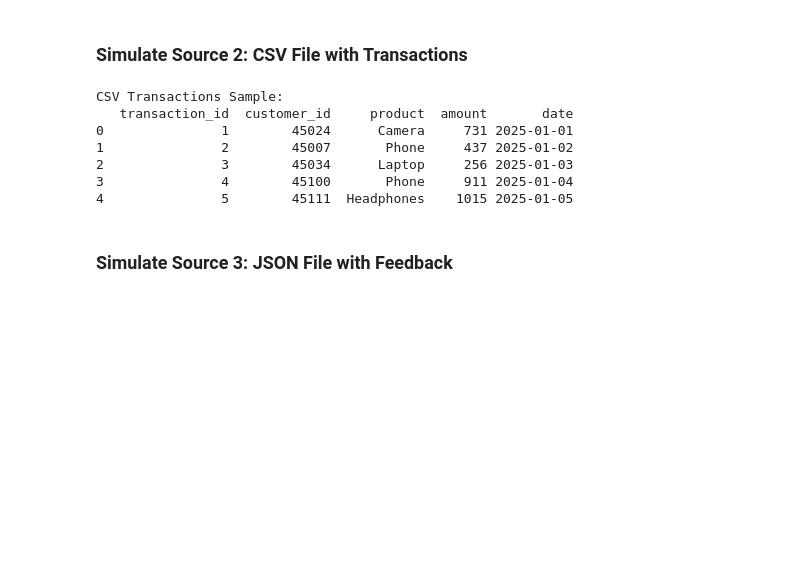
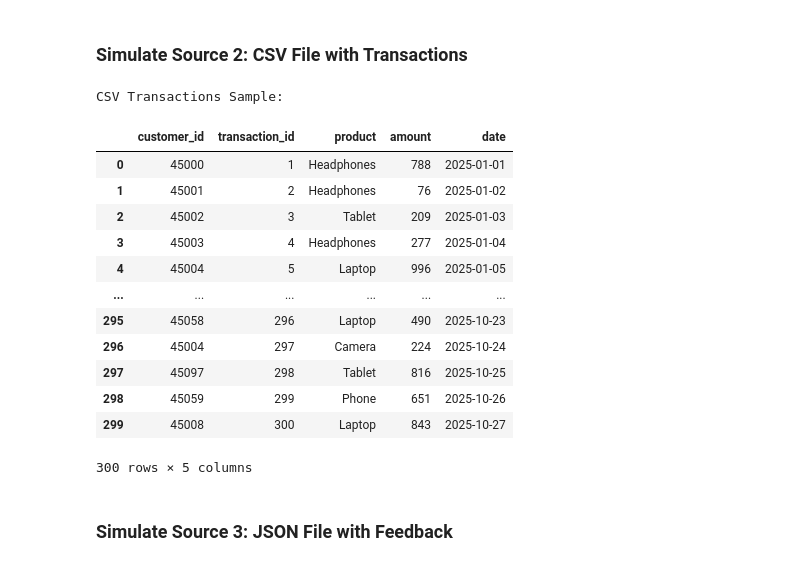
Before and after one commit to susara-ouchi/DA-2013---Scripts, a Jupyter notebook: Week 07/data_generation.ipynb, the cells around one changed output. Cells and saved outputs as stored; diff of their text form; code cells hidden in the pictures; blank space fills up the shorter version.

```diff
--- a/Week 07/data_generation.ipynb
+++ b/Week 07/data_generation.ipynb
@@ -100,30 +100,54 @@ conn.commit()
 conn.close()
 # %% [markdown]
 ### Simulate Source 2: CSV File with Transactions
-# %%
-
-# Create random transactions for these customers
-transaction_data = {
-    'transaction_id': range(1, 301),
-    'customer_id': np.random.randint(45000, 45121, 300),
-    'product': np.random.choice(['Laptop', 'Phone', 'Headphones', 'Camera', 'Tablet'], 300),
-    'amount': np.random.randint(50, 1200, 300),
-    'date': pd.date_range('2025-01-01', periods=300, freq='D')
-}
-
-df_transactions = pd.DataFrame(transaction_data)
-df_transactions.to_csv('transactions.csv', index=False)
-
-print("CSV Transactions Sample:")
-print(df_transactions.head(), "\n")
-# %% [output]
-CSV Transactions Sample:
-   transaction_id  customer_id     product  amount       date
-0               1        45024      Camera     731 2025-01-01
-1               2        45007       Phone     437 2025-01-02
-2               3        45034      Laptop     256 2025-01-03
-3               4        45100       Phone     911 2025-01-04
-4               5        45111  Headphones    1015 2025-01-05
+# %%
+import pandas as pd
+import numpy as np
+
+# Parameters
+customer_ids = range(45000, 45120)
+total_transactions = 300
+
+# Step 1: Start with one guaranteed transaction per customer
+base_transactions = pd.DataFrame({
+    'customer_id': customer_ids,
+    'transaction_id': range(1, len(customer_ids) + 1),
+    'product': np.random.choice(['Laptop', 'Phone', 'Headphones', 'Camera', 'Tablet'], len(customer_ids)),
+    'amount': np.random.randint(50, 1200, len(customer_ids)),
+    'date': pd.date_range('2025-01-01', periods=len(customer_ids), freq='D')
+})
+
+# Step 2: Add extra random transactions (to reach total 300)
+extra_count = total_transactions - len(customer_ids)
+extra_transactions = pd.DataFrame({
+    'customer_id': np.random.choice(customer_ids, extra_count, replace=True),
+    'transaction_id': range(len(customer_ids) + 1, total_transactions + 1),
+    'product': np.random.choice(['Laptop', 'Phone', 'Headphones', 'Camera', 'Tablet'], extra_count),
+    'amount': np.random.randint(50, 1200, extra_count),
+    'date': pd.date_range('2025-05-01', periods=extra_count, freq='D')
+})
+
+
+df_transactions = pd.concat([base_transactions, extra_transactions], ignore_index=True)
+df_transactions.to_csv('transactions.csv', index=False)
+
+print("CSV Transactions Sample:")
+df_transactions
+# %% [output]
+CSV Transactions Sample:
+|  | customer_id | transaction_id | product | amount | date |
+| 0 | 45000 | 1 | Headphones | 788 | 2025-01-01 |
+| 1 | 45001 | 2 | Headphones | 76 | 2025-01-02 |
+| 2 | 45002 | 3 | Tablet | 209 | 2025-01-03 |
+| 3 | 45003 | 4 | Headphones | 277 | 2025-01-04 |
+| 4 | 45004 | 5 | Laptop | 996 | 2025-01-05 |
+| ... | ... | ... | ... | ... | ... |
+| 295 | 45058 | 296 | Laptop | 490 | 2025-10-23 |
+| 296 | 45004 | 297 | Camera | 224 | 2025-10-24 |
+| 297 | 45097 | 298 | Tablet | 816 | 2025-10-25 |
+| 298 | 45059 | 299 | Phone | 651 | 2025-10-26 |
+| 299 | 45008 | 300 | Laptop | 843 | 2025-10-27 |
+300 rows × 5 columns
 # %% [markdown]
 ### Simulate Source 3: JSON File with Feedback
 # %%
```
Also changed, not shown: parts of 1 cell of this notebook, 8 other files.
